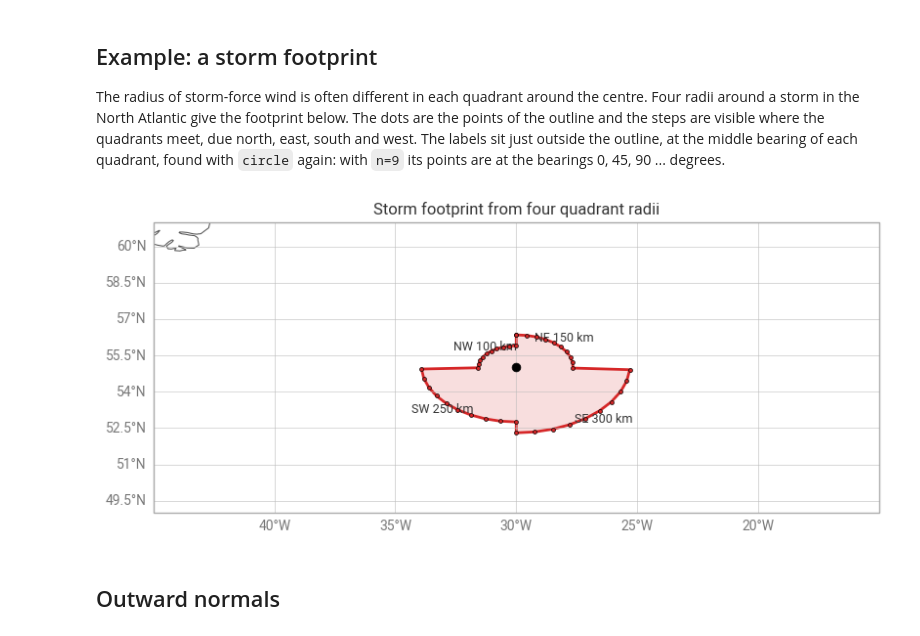
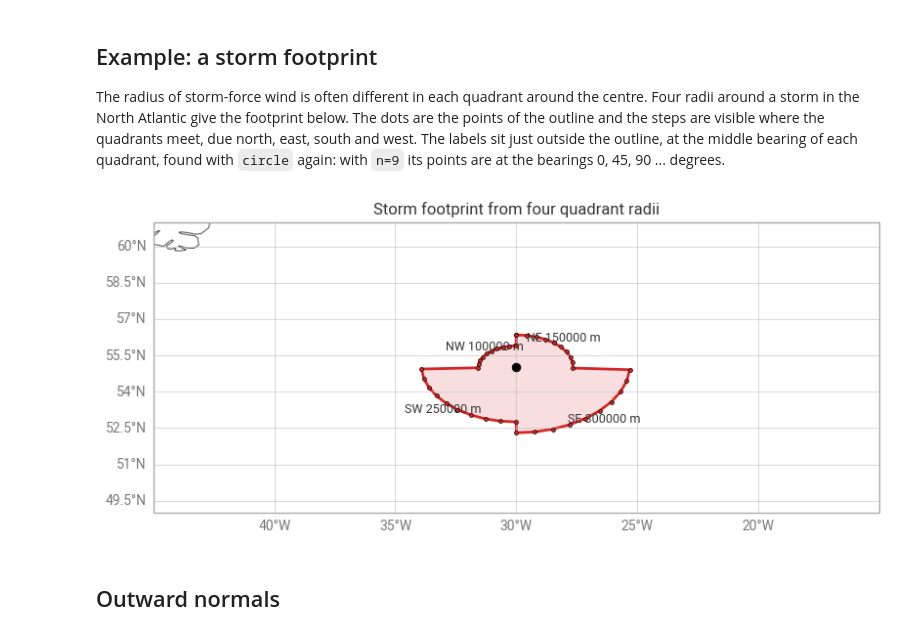
Before and after one commit to ecmwf/earthkit-geo, a Jupyter notebook: docs/tutorials/polyline/circle.ipynb, the cells around one changed output. Saved outputs shown, nothing was run; the diff lists cells and outputs as text; code cells hidden in the pictures.

```diff
--- a/docs/tutorials/polyline/circle.ipynb
+++ b/docs/tutorials/polyline/circle.ipynb
@@ -156,26 +158,26 @@ labels sit just outside the outline, at the middle bearing of each quadrant, fou
 ``circle`` again: with ``n=9`` its points are at the bearings 0, 45, 90 ... degrees.
 # %%
 centre = (55.0, -30.0)  # storm centre
-radii = [150, 300, 250, 100]  # km, north-east, south-east, south-west, north-west
+radii = [150000, 300000, 250000, 100000]  # m, north-east, south-east, south-west, north-west
 
 lats, lons = circle_quadrants(*centre, radii, n=41)
 
 fig = ekp.Figure(rows=1, columns=1, figsize=(8, 6))
 m = fig.add_map(domain=[-45, -15, 49, 61], crs=ccrs.PlateCarree())
 m.ax.fill(lons, lats, transform=ccrs.PlateCarree(), color="tab:red", alpha=0.15)
 m.line(lons, lats, color="tab:red", linewidth=2)
 m.scatter(lons, lats, color="tab:red", s=8, zorder=4)
 for i, name in enumerate(["NE", "SE", "SW", "NW"]):
     la, lo = circle(*centre, 1.15 * radii[i], n=9)  # points at 0, 45, 90, ... degrees
     k = 2 * i + 1  # bearing 45, 135, 225 or 315 degrees
-    m.text(float(lo[k]), float(la[k]), f"{name} {radii[i]} km", fontsize=9, ha="center")
+    m.text(float(lo[k]), float(la[k]), f"{name} {radii[i]} m", fontsize=9, ha="center")
 m.scatter([centre[1]], [centre[0]], color="k", s=40, zorder=5)
 m.coastlines()
 m.gridlines()
 m.title("Storm footprint from four quadrant radii")
 fig.show()
 # %% [output]
-[figure, old version]
+[figure, new version]
 # %% [markdown]
 ## Outward normals
 # %% [raw]
```
Also changed, not shown: parts of 11 cells of this notebook, 3 other files.
